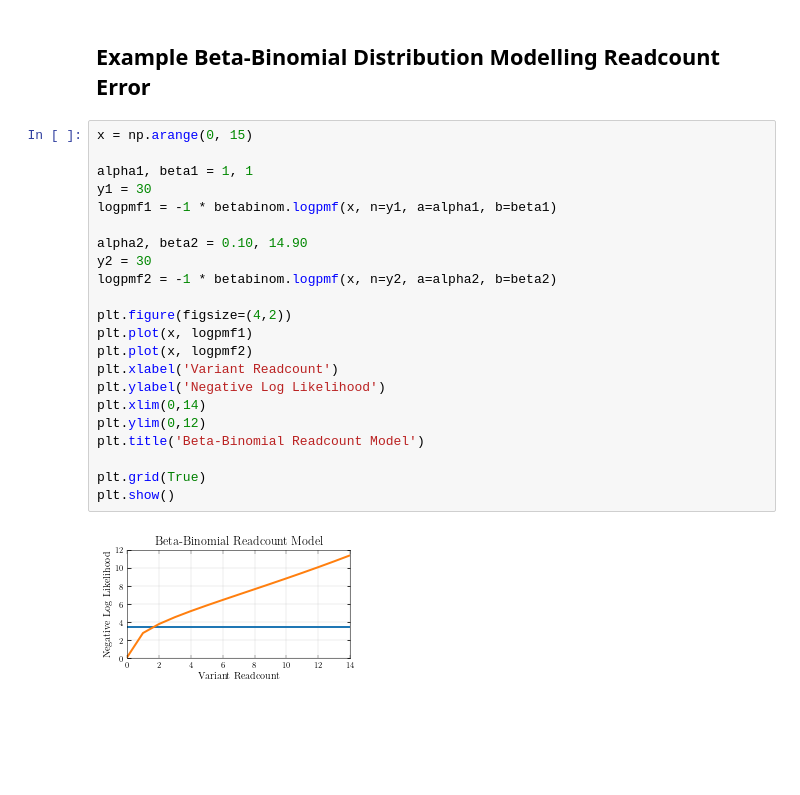
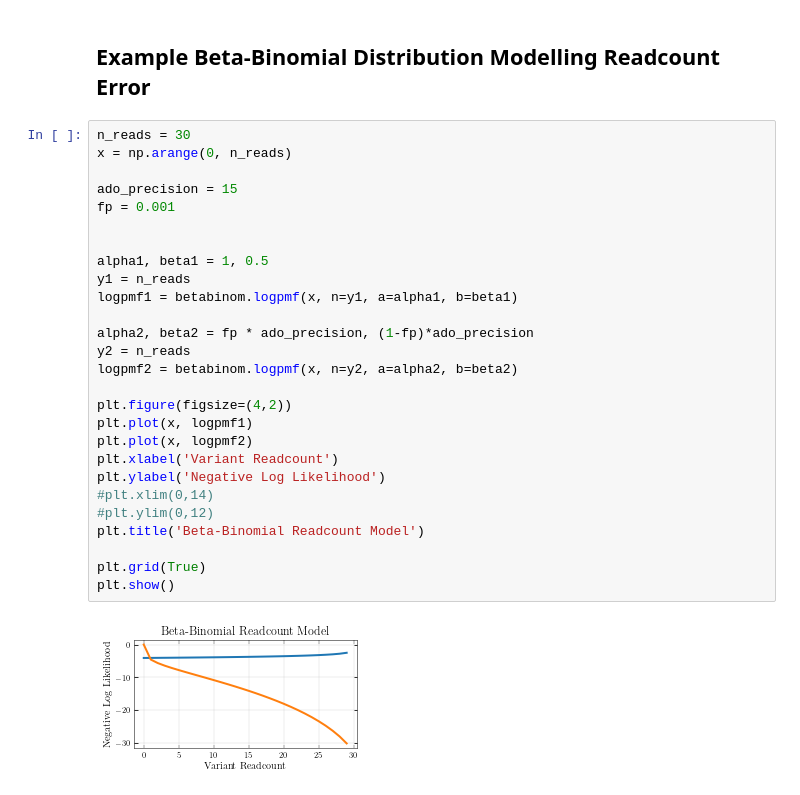
Before and after one commit to raphael-group/Phyllochron, a Jupyter notebook: notebooks/figure_visualizations.ipynb, the cells around one changed output. Cells and saved outputs as stored; diff of their text form; blank space fills up the shorter version.

```diff
--- a/notebooks/figure_visualizations.ipynb
+++ b/notebooks/figure_visualizations.ipynb
@@ -116,26 +116,31 @@ for t in [num_timepoints]:
 # %% [markdown]
 ## Example Beta-Binomial Distribution Modelling Readcount Error
 # %%
-x = np.arange(0, 15)
+n_reads = 30
+x = np.arange(0, n_reads)
 
-alpha1, beta1 = 1, 1
-y1 = 30
-logpmf1 = -1 * betabinom.logpmf(x, n=y1, a=alpha1, b=beta1)
+ado_precision = 15
+fp = 0.001
 
-alpha2, beta2 = 0.10, 14.90
-y2 = 30
-logpmf2 = -1 * betabinom.logpmf(x, n=y2, a=alpha2, b=beta2)
+
+alpha1, beta1 = 1, 0.5
+y1 = n_reads
+logpmf1 = betabinom.logpmf(x, n=y1, a=alpha1, b=beta1)
+
+alpha2, beta2 = fp * ado_precision, (1-fp)*ado_precision
+y2 = n_reads
+logpmf2 = betabinom.logpmf(x, n=y2, a=alpha2, b=beta2)
 
 plt.figure(figsize=(4,2))
 plt.plot(x, logpmf1)
 plt.plot(x, logpmf2)
 plt.xlabel('Variant Readcount')
 plt.ylabel('Negative Log Likelihood')
-plt.xlim(0,14)
-plt.ylim(0,12)
+#plt.xlim(0,14)
+#plt.ylim(0,12)
 plt.title('Beta-Binomial Readcount Model')
 
 plt.grid(True)
 plt.show()
 # %% [output]
-[figure, old version]
+[figure, new version]
```
Also changed, not shown: 11 other files.
